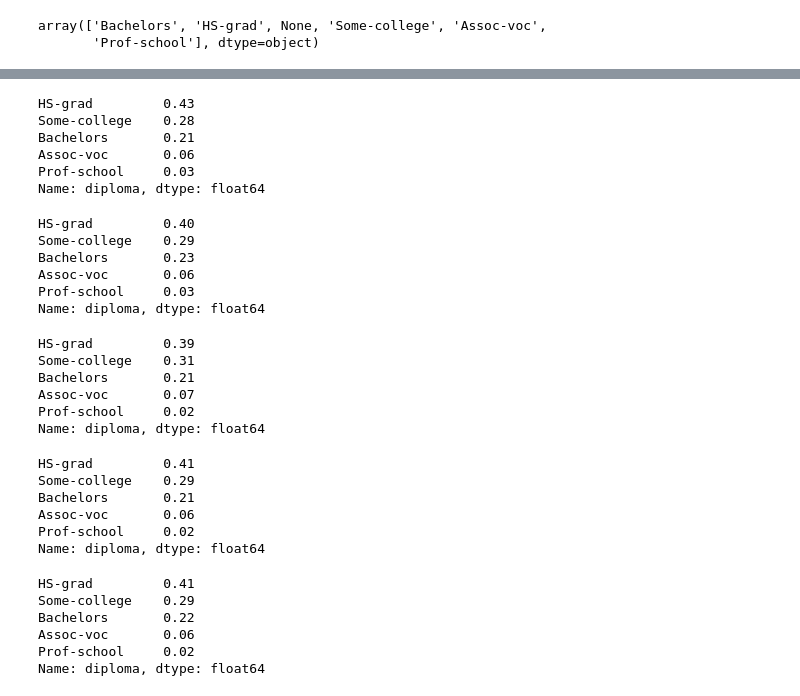
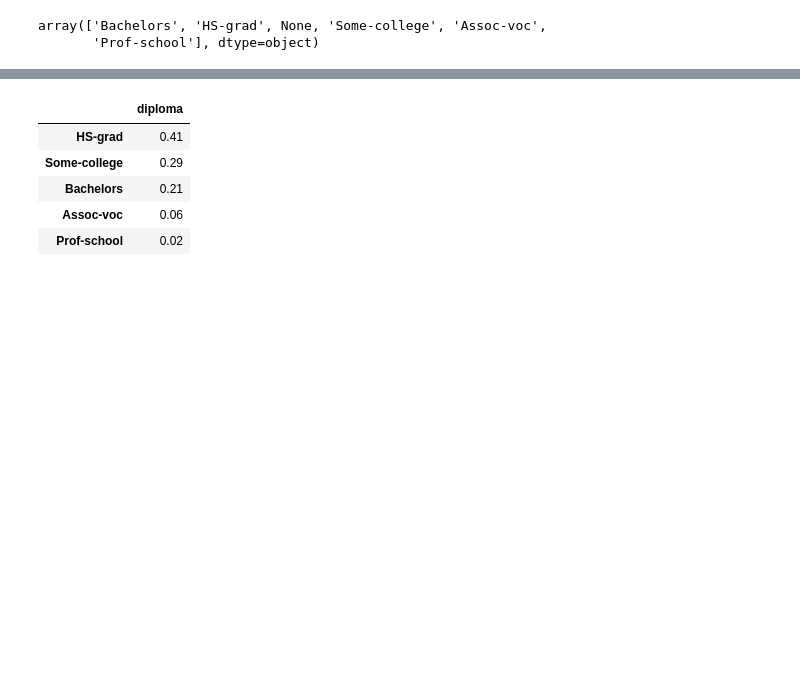
Before and after one commit to MBouchaqour/DS2022, a Jupyter notebook: week-013/EDAP2-main/Exploratory_Data_Analysis/towardDS_1.ipynb, the cells around one changed output, grey strips where cells are left out. Saved outputs shown, nothing was run; the diff lists cells and outputs as text; code cells hidden in the pictures; blank space fills up the shorter version.

```diff
--- a/week-013/EDAP2-main/Exploratory_Data_Analysis/towardDS_1.ipynb
+++ b/week-013/EDAP2-main/Exploratory_Data_Analysis/towardDS_1.ipynb
@@ -349,50 +318,12 @@ freq=0.1
 # %%
-sample_1=get_sample("diploma",freq).value_counts(normalize=True).round(2)
-sample_1
+freq=0.333
+sample_1_for_100=get_sample_percentage("diploma",freq).value_counts(normalize=True).round(2)
+table=pd.DataFrame(data=sample_1_for_100,index=sample_1_for_100.index)
+table
 # %% [output]
-HS-grad         0.43
-Some-college    0.28
-Bachelors       0.21
-Assoc-voc       0.06
-Prof-school     0.03
-Name: diploma, dtype: float64
+|  | diploma |
+| HS-grad | 0.41 |
+| Some-college | 0.29 |
+| Bachelors | 0.21 |
+| Assoc-voc | 0.06 |
+| Prof-school | 0.02 |
-# %%
-sample_2=get_sample("diploma",freq).value_counts(normalize=True).round(2)
-sample_2
-# %% [output]
-HS-grad         0.40
-Some-college    0.29
-Bachelors       0.23
-Assoc-voc       0.06
-Prof-school     0.03
-Name: diploma, dtype: float64
-# %%
-sample_3=get_sample("diploma",freq).value_counts(normalize=True).round(2)
-sample_3
-# %% [output]
-HS-grad         0.39
-Some-college    0.31
-Bachelors       0.21
-Assoc-voc       0.07
-Prof-school     0.02
-Name: diploma, dtype: float64
-# %%
-sample_4=get_sample("diploma",freq).value_counts(normalize=True).round(2)
-sample_4
-# %% [output]
-HS-grad         0.41
-Some-college    0.29
-Bachelors       0.21
-Assoc-voc       0.06
-Prof-school     0.02
-Name: diploma, dtype: float64
-# %%
-sample_5=get_sample("diploma",freq).value_counts(normalize=True).round(2)
-sample_5
-# %% [output]
-HS-grad         0.41
-Some-college    0.29
-Bachelors       0.22
-Assoc-voc       0.06
-Prof-school     0.02
-Name: diploma, dtype: float64
```
Also changed, not shown: parts of 12 cells of this notebook, 1 other file.
